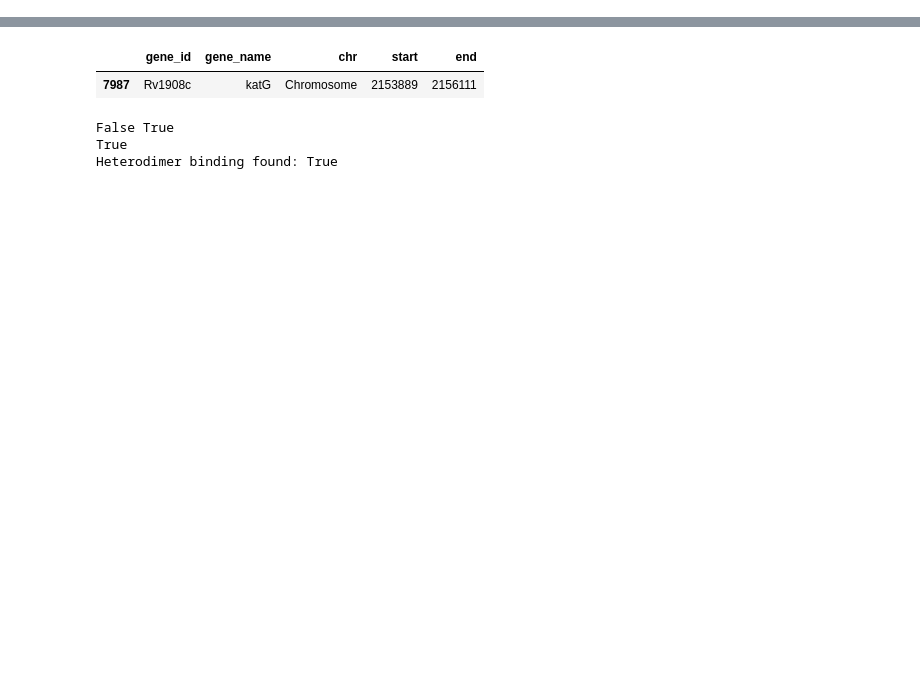
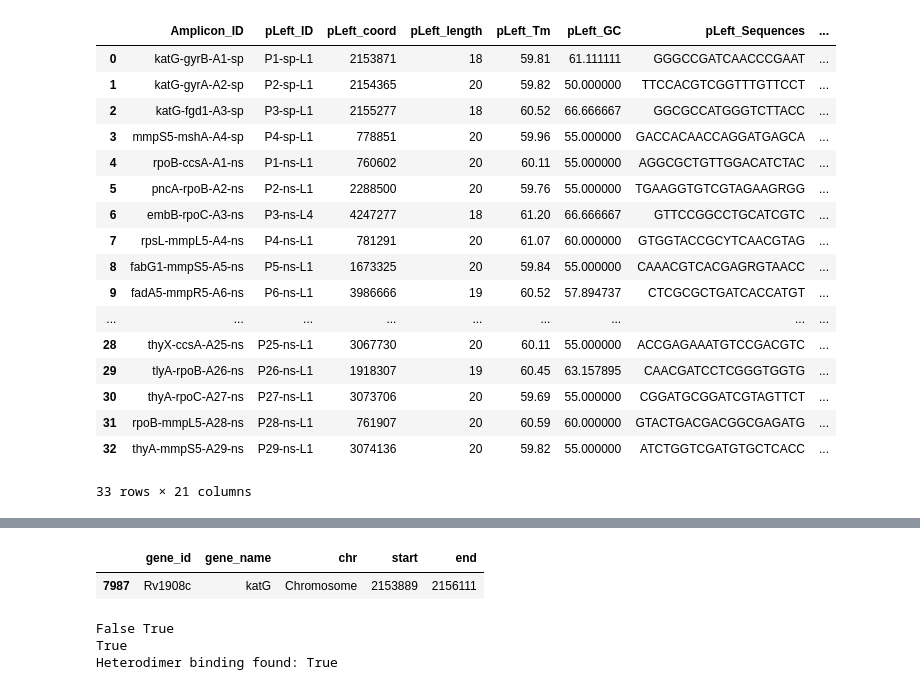
Before and after one commit to linfeng-wang/TOAST, a Jupyter notebook: cache/scratch.ipynb, the cells around one changed output, grey strips where cells are left out. Saved outputs shown, nothing was run; the diff lists cells and outputs as text; code cells hidden in the pictures; blank space fills up the shorter version.

```diff
--- a/cache/scratch.ipynb
+++ b/cache/scratch.ipynb
@@ -46,3 +48,6 @@ def extract_gff3(gff3_file_path):
     return genes_info_df
 
 GF = extract_gff3('/mnt/storage10/lwang/Projects/TOAST/toast/db/MTB-h37rv_asm19595v2-eg18.gff')
+# %%
+accepted_primers = pd.read_csv('/mnt/storage10/lwang/Projects/TOAST/cache/Amplicon_design_output_seg1/Amplicon_design_output/Primer_design-accepted_primers-33-300_800_50_3.csv')
+accepted_primers = pd.read_csv('/mnt/storage10/lwang/Projects/TOAST/cache/Amplicon_design_output_seg/Amplicon_design_output/Primer_design-accepted_primers-33-300_800_50_3.csv')
@@ -48,0 +174,21 @@ GF = extract_gff3('/mnt/storage10/lwang/Projects/TOAST/toast/db/MTB-h37rv_asm195
+# %%
+accepted_primers
+# %% [output]
+|  | Amplicon_ID | pLeft_ID | pLeft_coord | pLeft_length | pLeft_Tm | pLeft_GC | pLeft_Sequences | ... |
+| 0 | katG-gyrB-A1-sp | P1-sp-L1 | 2153871 | 18 | 59.81 | 61.111111 | GGGCCGATCAACCCGAAT | ... |
+| 1 | katG-gyrA-A2-sp | P2-sp-L1 | 2154365 | 20 | 59.82 | 50.000000 | TTCCACGTCGGTTTGTTCCT | ... |
+| 2 | katG-fgd1-A3-sp | P3-sp-L1 | 2155277 | 18 | 60.52 | 66.666667 | GGCGCCATGGGTCTTACC | ... |
+| 3 | mmpS5-mshA-A4-sp | P4-sp-L1 | 778851 | 20 | 59.96 | 55.000000 | GACCACAACCAGGATGAGCA | ... |
+| 4 | rpoB-ccsA-A1-ns | P1-ns-L1 | 760602 | 20 | 60.11 | 55.000000 | AGGCGCTGTTGGACATCTAC | ... |
+| 5 | pncA-rpoB-A2-ns | P2-ns-L1 | 2288500 | 20 | 59.76 | 55.000000 | TGAAGGTGTCGTAGAAGRGG | ... |
+| 6 | embB-rpoC-A3-ns | P3-ns-L4 | 4247277 | 18 | 61.20 | 66.666667 | GTTCCGGCCTGCATCGTC | ... |
+| 7 | rpsL-mmpL5-A4-ns | P4-ns-L1 | 781291 | 20 | 61.07 | 60.000000 | GTGGTACCGCYTCAACGTAG | ... |
+| 8 | fabG1-mmpS5-A5-ns | P5-ns-L1 | 1673325 | 20 | 59.84 | 55.000000 | CAAACGTCACGAGRGTAACC | ... |
+| 9 | fadA5-mmpR5-A6-ns | P6-ns-L1 | 3986666 | 19 | 60.52 | 57.894737 | CTCGCGCTGATCACCATGT | ... |
+| ... | ... | ... | ... | ... | ... | ... | ... | ... |
+| 28 | thyX-ccsA-A25-ns | P25-ns-L1 | 3067730 | 20 | 60.11 | 55.000000 | ACCGAGAAATGTCCGACGTC | ... |
+| 29 | tlyA-rpoB-A26-ns | P26-ns-L1 | 1918307 | 19 | 60.45 | 63.157895 | CAACGATCCTCGGGTGGTG | ... |
+| 30 | thyA-rpoC-A27-ns | P27-ns-L1 | 3073706 | 20 | 59.69 | 55.000000 | CGGATGCGGATCGTAGTTCT | ... |
+| 31 | rpoB-mmpL5-A28-ns | P28-ns-L1 | 761907 | 20 | 60.59 | 60.000000 | GTACTGACGACGGCGAGATG | ... |
+| 32 | thyA-mmpS5-A29-ns | P29-ns-L1 | 3074136 | 20 | 59.82 | 55.000000 | ATCTGGTCGATGTGCTCACC | ... |
+33 rows × 21 columns
```
Also changed, not shown: parts of 18 cells of this notebook, 24 other files.
